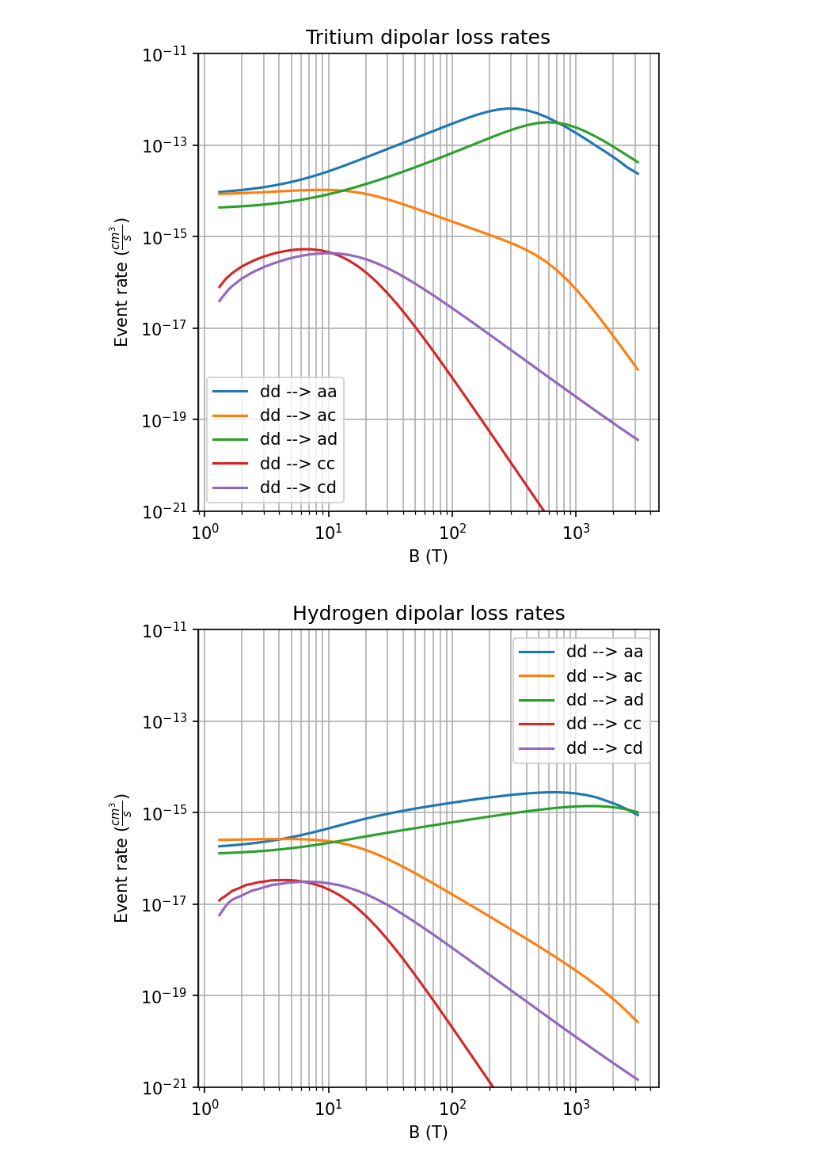
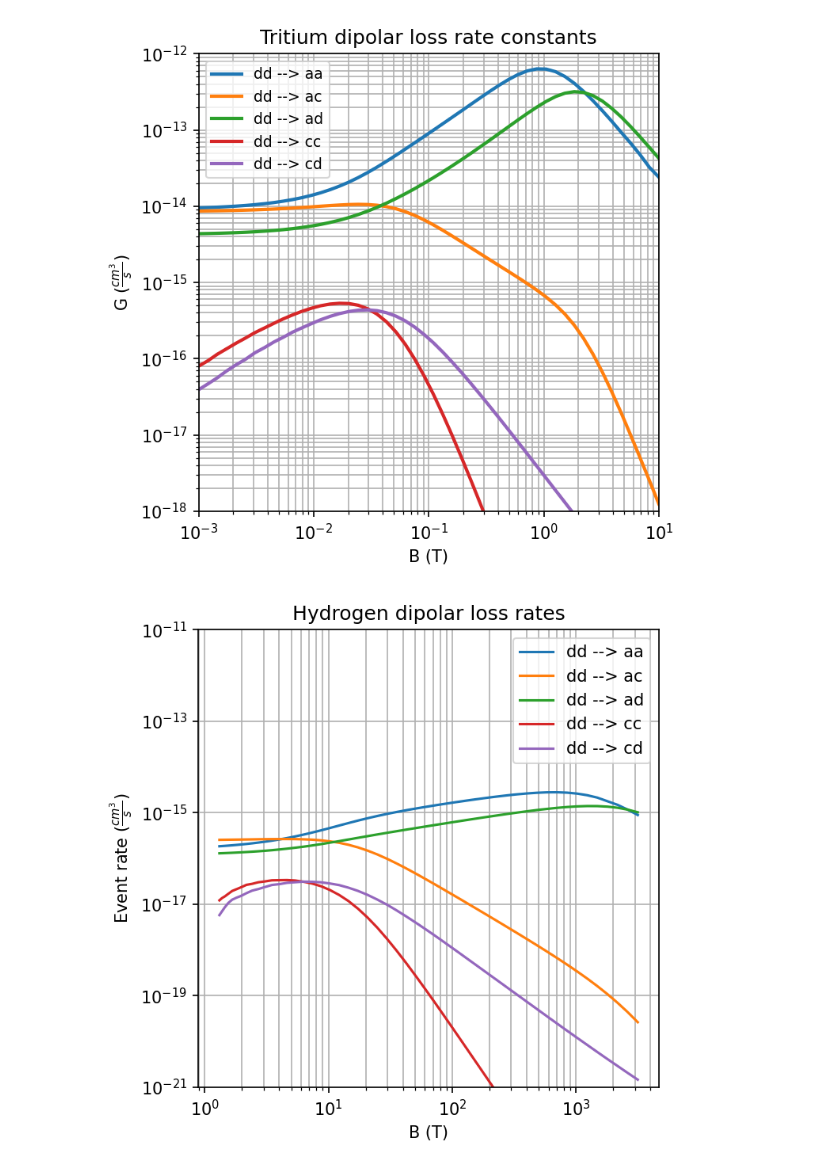
Before and after one commit to UTA-NURES/AtomicHScattering, a Jupyter notebook: examples/Dipolar Losses.ipynb, the cells around one changed output. Drawn from its saved outputs; the diff is of its cells as text; code cells hidden in the pictures.

Commit message:
Improve some plots

```diff
--- a/examples/Dipolar Losses.ipynb
+++ b/examples/Dipolar Losses.ipynb
@@ -47,21 +39,21 @@ B_display=dipolelosses.B_Naught(B_values)
 # %%
 B_corrected = dipolelosses.B_Naught(B_values)
 plt.figure(figsize=(5,5),dpi=150)
 for ci in range(0,len(DipoleChannels)):
     Label='dd --> '+str(DipoleChannels[ci]['alphaprime'])+str(DipoleChannels[ci]['betaprime'])
-    plt.plot(B_display,GVsB_T[ci],label=Label)
+    plt.plot(B_values,GVsB_T[ci],label=Label,linewidth=2)
     plt.semilogy()
 plt.xlabel("B (T)")
-#plt.xlim(0.001, 10)
-plt.ylabel(r'Event rate ($\frac{cm^3}{s}$)')
-plt.ylim(1e-21, 1e-11)
-plt.title("Tritium dipolar loss rates")
+plt.xlim(0.001, 10)
+plt.ylabel(r'G ($\frac{cm^3}{s}$)')
+plt.ylim(1e-18, 1e-12)
+plt.title("Tritium dipolar loss rate constants")
 plt.grid(which='both')
-plt.legend()
+plt.legend(fontsize=9)
 plt.loglog()
 plt.show()
 # %% [output]
-[figure, old version]
+[figure, new version]
 # %%
 
 
```
Also changed, not shown: parts of 1 cell of this notebook, 4 other files.
